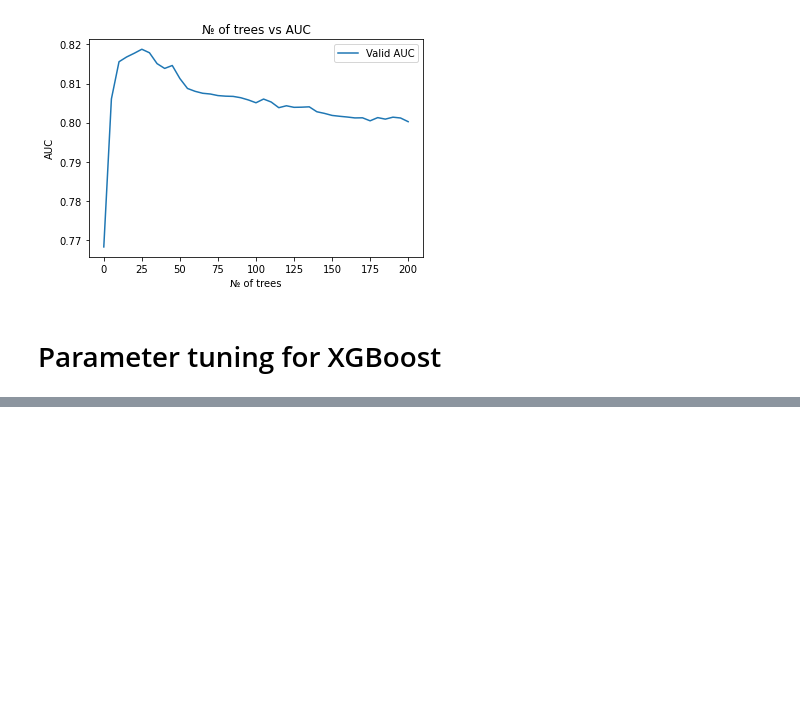
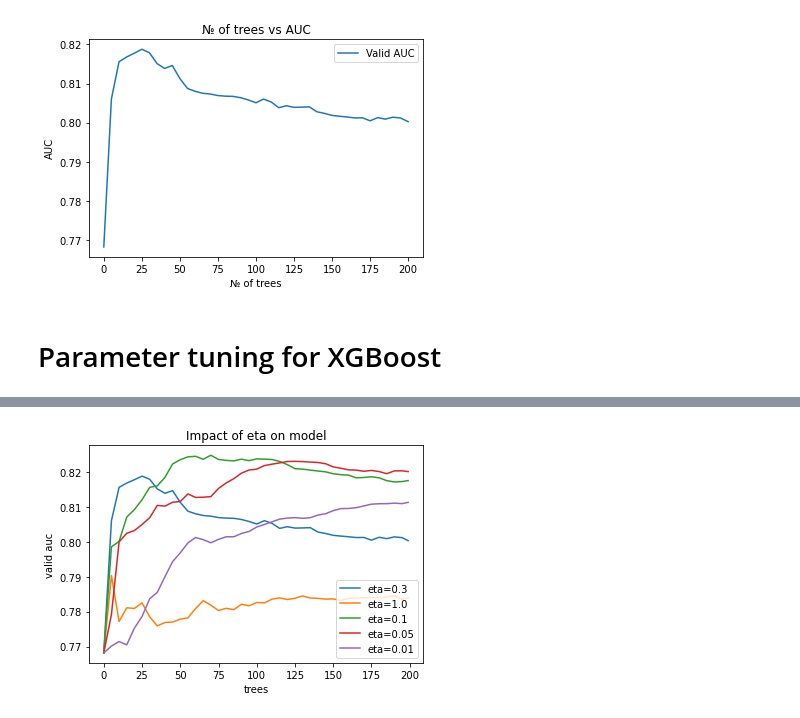
Before and after one commit to SleeplessChallenger/ML_ZoomCamp_code, a Jupyter notebook: 5.DecisionTree_EnsembleLearning/predictions.ipynb, the cells around one changed output, grey strips where cells are left out. Cells and saved outputs as stored; diff of their text form; code cells hidden in the pictures; blank space fills up the shorter version.

```diff
--- a/5.DecisionTree_EnsembleLearning/predictions.ipynb
+++ b/5.DecisionTree_EnsembleLearning/predictions.ipynb
@@ -945,0 +1142,15 @@ plt.show()
+# %%
+for key, df_temp in scores.items():
+    plt.plot(df_temp['number of iteration'],
+             df_temp['valid auc'],
+             label=key
+    )
+
+plt.title('Impact of eta on model')
+plt.ylabel('valid auc')
+plt.xlabel('trees')
+
+plt.legend()
+plt.show()
+# %% [output]
+[figure, added]
```
Also changed, not shown: parts of 72 cells of this notebook.
